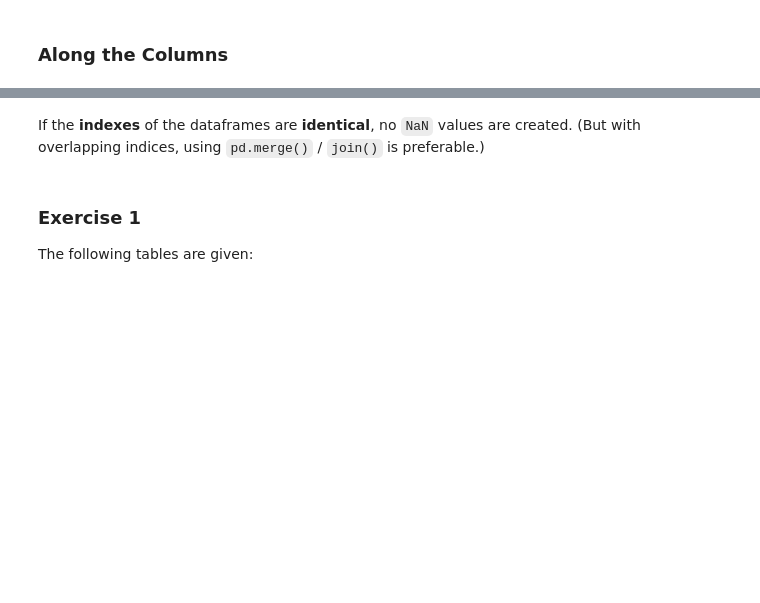
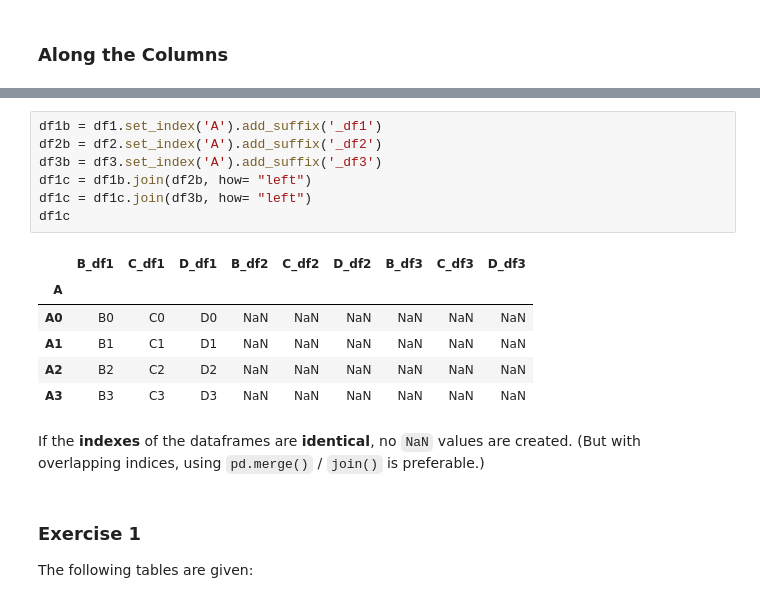
Before and after one commit to MRRollt/03_Tidy_Data, a Jupyter notebook: L_03_Combining_Data_and_Tidy_Data.ipynb, the cells around one changed output, grey strips where cells are left out. Cells and saved outputs as stored; diff of their text form; blank space fills up the shorter version.

```diff
--- a/L_03_Combining_Data_and_Tidy_Data.ipynb
+++ b/L_03_Combining_Data_and_Tidy_Data.ipynb
@@ -172,3 +387,17 @@ pd.concat([df1,df2,df3],axis=1)
+# %%
+df1b = df1.set_index('A').add_suffix('_df1')
+df2b = df2.set_index('A').add_suffix('_df2')
+df3b = df3.set_index('A').add_suffix('_df3')
+df1c = df1b.join(df2b, how= "left")
+df1c = df1c.join(df3b, how= "left")
+df1c
+# %% [output]
+|  | B_df1 | C_df1 | D_df1 | B_df2 | C_df2 | D_df2 | B_df3 | C_df3 | D_df3 |
+| A |  |  |  |  |  |  |  |  |  |
+| A0 | B0 | C0 | D0 | NaN | NaN | NaN | NaN | NaN | NaN |
+| A1 | B1 | C1 | D1 | NaN | NaN | NaN | NaN | NaN | NaN |
+| A2 | B2 | C2 | D2 | NaN | NaN | NaN | NaN | NaN | NaN |
+| A3 | B3 | C3 | D3 | NaN | NaN | NaN | NaN | NaN | NaN |
 # %% [markdown]
 If the **indexes** of the dataframes are **identical**, no `NaN` values are created. (But with overlapping indices, using `pd.merge()` / `join()` is preferable.)
 # %% [markdown]
```
Also changed, not shown: parts of 35 cells of this notebook.
